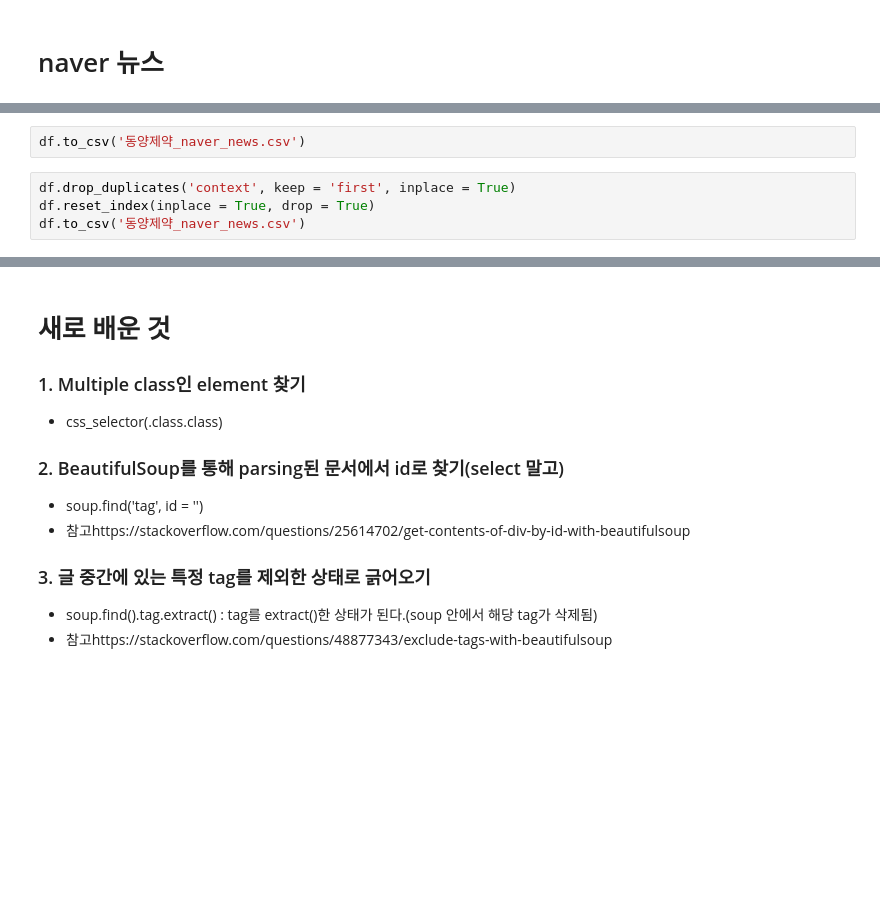
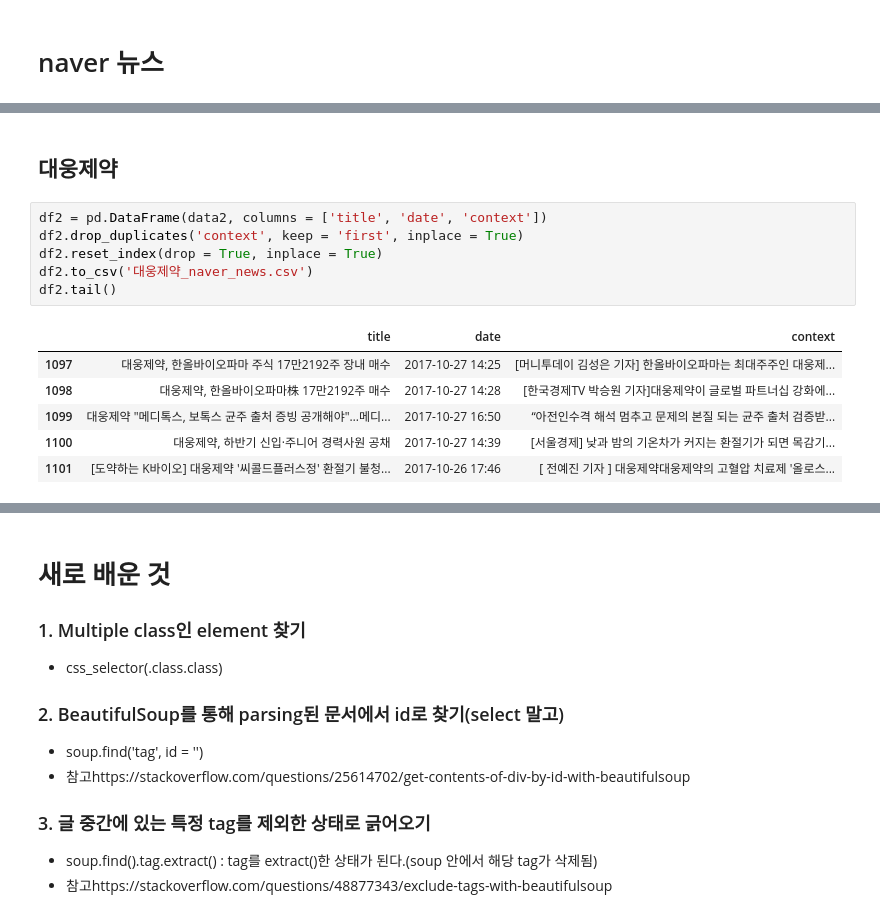
Before and after one commit to gjustin40/Python-Web-Crawling, a Jupyter notebook: Web_Crawling_Project2_뉴스기사스크랩.ipynb, the cells around one changed output, grey strips where cells are left out. Saved outputs shown, nothing was run; the diff lists cells and outputs as text; blank space fills up the shorter version.

Commit message:
Web Crawling Project2
Complete naver news crawling

```diff
--- a/Web_Crawling_Project2_뉴스기사스크랩.ipynb
+++ b/Web_Crawling_Project2_뉴스기사스크랩.ipynb
@@ -105,9 +80,18 @@ df
 | 2719 | 동성제약 ‘송음 이선규 의·약학상 수상식’ 성료 | 2008-11-26 11:50 | 서울대 오우택 교수·中 토니유 박사 수상 ‘기쁨’[쿠키 건강... |
 | 2720 | 동성제약, 빈혈약 '훼로민플러스캡슐' 출시 | 2008-11-28 14:09 | 【서울=뉴시스헬스/뉴시스】동성제약은 3가지 조혈비타민이 함유... |
 2721 rows × 3 columns
-# %%
-df.to_csv('동양제약_naver_news.csv')
+# %% [markdown]
+## 대웅제약
 # %%
-df.drop_duplicates('context', keep = 'first', inplace = True)
-df.reset_index(inplace = True, drop = True)
-df.to_csv('동양제약_naver_news.csv')
+df2 = pd.DataFrame(data2, columns = ['title', 'date', 'context'])
+df2.drop_duplicates('context', keep = 'first', inplace = True)
+df2.reset_index(drop = True, inplace = True)
+df2.to_csv('대웅제약_naver_news.csv')
+df2.tail()
+# %% [output]
+|  | title | date | context |
+| 1097 | 대웅제약, 한올바이오파마 주식 17만2192주 장내 매수 | 2017-10-27 14:25 | [머니투데이 김성은 기자] 한올바이오파마는 최대주주인 대웅제... |
+| 1098 | 대웅제약, 한올바이오파마株 17만2192주 매수 | 2017-10-27 14:28 | [한국경제TV 박승원 기자]대웅제약이 글로벌 파트너십 강화에... |
+| 1099 | 대웅제약 "메디톡스, 보톡스 균주 출처 증빙 공개해야"…메디... | 2017-10-27 16:50 | “아전인수격 해석 멈추고 문제의 본질 되는 균주 출처 검증받... |
+| 1100 | 대웅제약, 하반기 신입·주니어 경력사원 공채 | 2017-10-27 14:39 | [서울경제] 낮과 밤의 기온차가 커지는 환절기가 되면 목감기... |
+| 1101 | [도약하는 K바이오] 대웅제약 '씨콜드플러스정' 환절기 불청... | 2017-10-26 17:46 | [ 전예진 기자 ] 대웅제약대웅제약의 고혈압 치료제 '올로스... |
```
Also changed, not shown: parts of 9 cells of this notebook, 1 other file.
